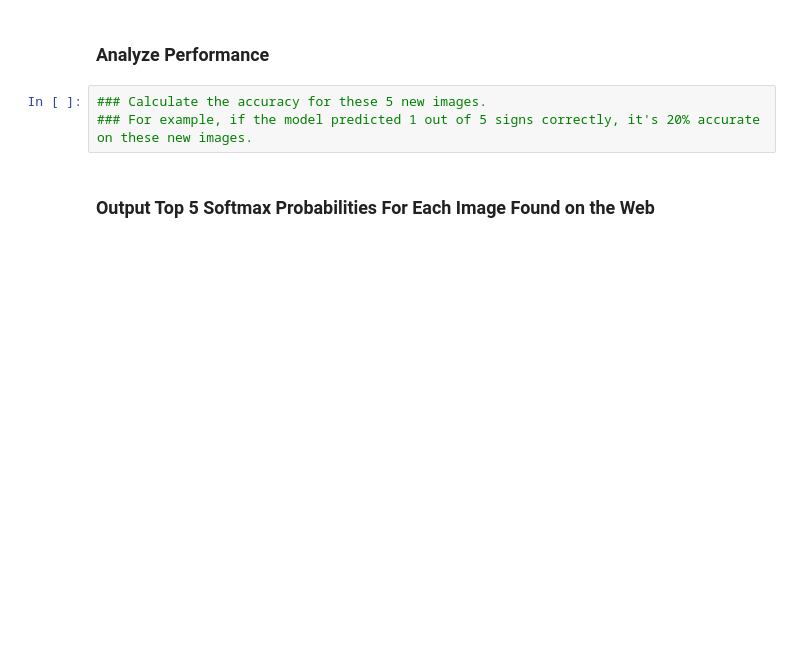
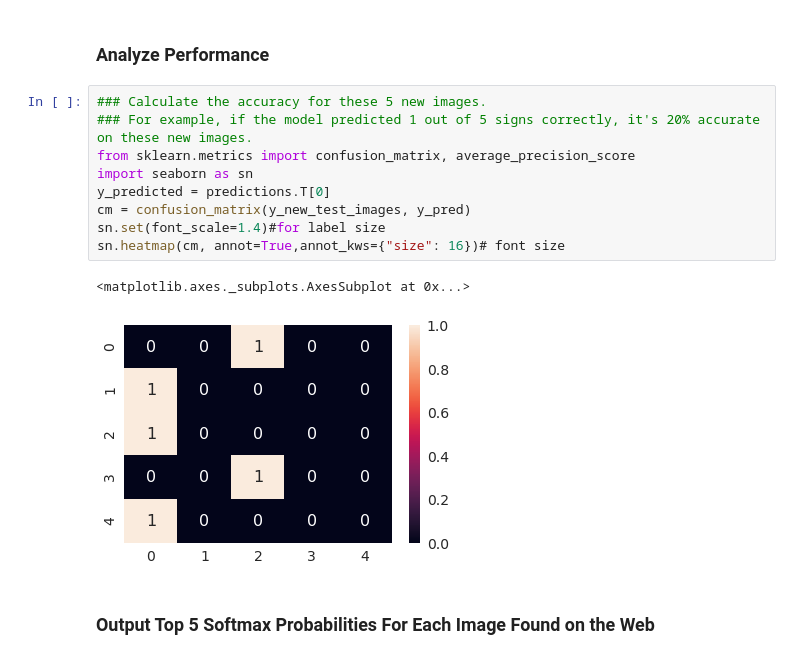
Before and after one commit to vasumaniram/SDCND-P3, a Jupyter notebook: Traffic_Sign_Classifier.ipynb, the cells around one changed output. Saved outputs shown, nothing was run; the diff lists cells and outputs as text; blank space fills up the shorter version.

```diff
--- a/Traffic_Sign_Classifier.ipynb
+++ b/Traffic_Sign_Classifier.ipynb
@@ -474,6 +469,15 @@ Test Accuracy = 0.600
 # %%
 ### Calculate the accuracy for these 5 new images.
 ### For example, if the model predicted 1 out of 5 signs correctly, it's 20% accurate on these new images.
+from sklearn.metrics import confusion_matrix, average_precision_score
+import seaborn as sn
+y_predicted = predictions.T[0]
+cm = confusion_matrix(y_new_test_images, y_pred)
+sn.set(font_scale=1.4)#for label size
+sn.heatmap(cm, annot=True,annot_kws={"size": 16})# font size
+# %% [output]
+<matplotlib.axes._subplots.AxesSubplot at 0x...>
+[figure, added]
 # %% [markdown]
 ### Output Top 5 Softmax Probabilities For Each Image Found on the Web
 # %% [markdown]
```
Also changed, not shown: parts of 4 cells of this notebook, 5 other files.
